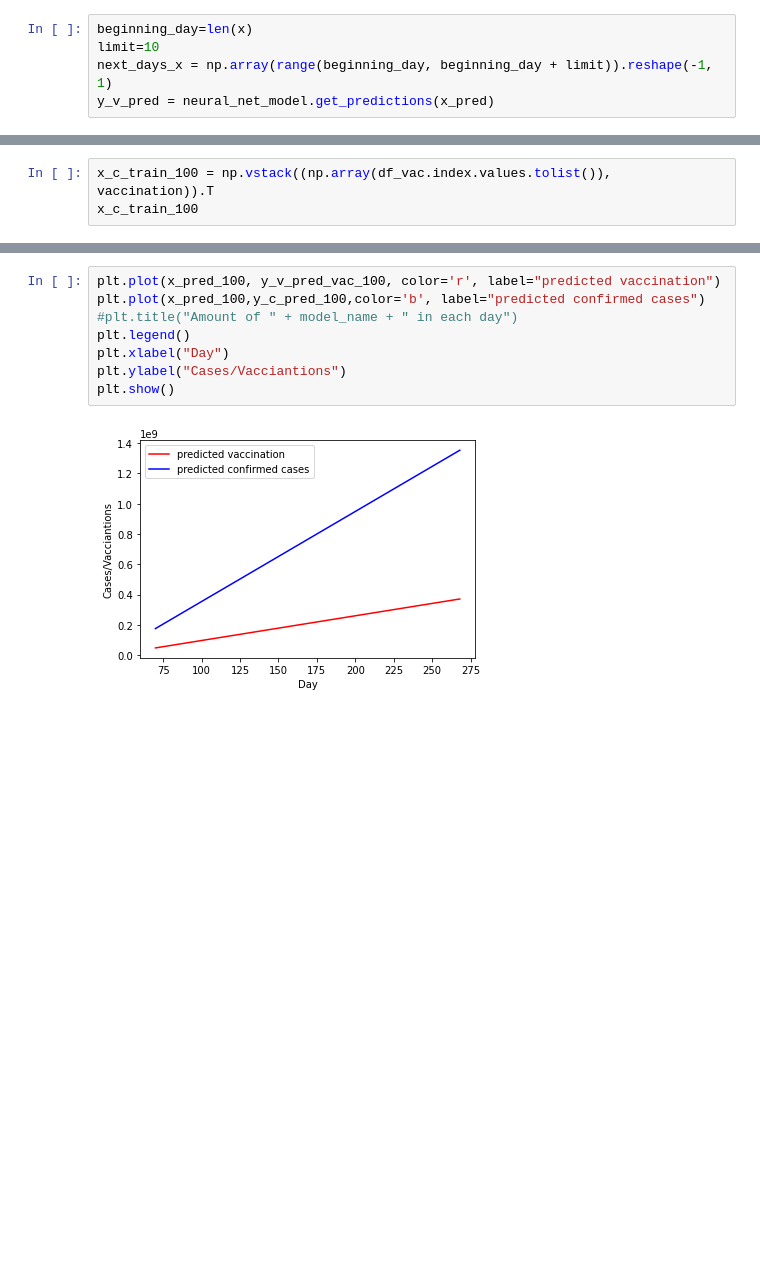
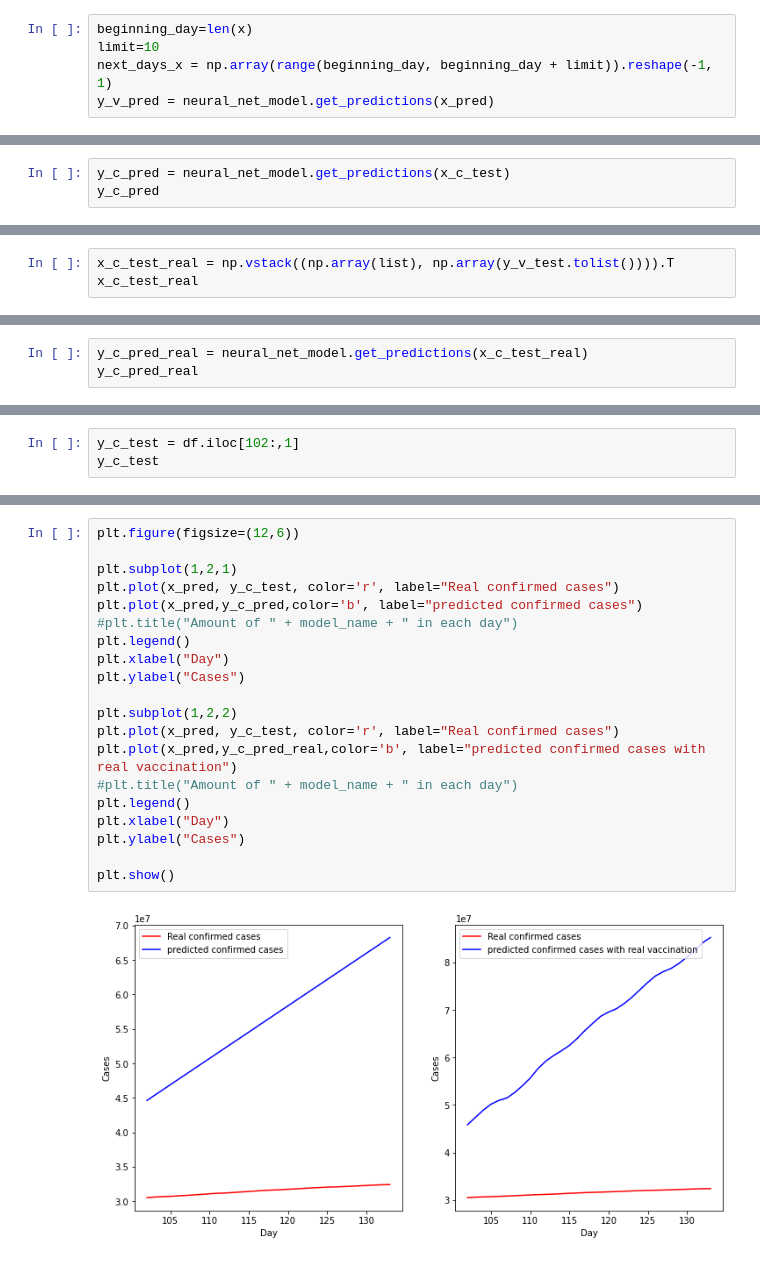
Before and after one commit to yanliang789/covid_19_trend, a Jupyter notebook: main.ipynb, the cells around one changed output, grey strips where cells are left out. Cells and saved outputs as stored; diff of their text form; blank space fills up the shorter version.

```diff
--- a/main.ipynb
+++ b/main.ipynb
@@ -184,0 +233,3 @@ Name: People_Fully_Vaccinated, Length: 70, dtype: float64
+# %%
+y_c_pred = neural_net_model.get_predictions(x_c_test)
+y_c_pred
@@ -185,4 +243,4 @@ Name: People_Fully_Vaccinated, Length: 70, dtype: float64
 # %%
-x_c_train_100 = np.vstack((np.array(df_vac.index.values.tolist()), vaccination)).T
-x_c_train_100
+x_c_test_real = np.vstack((np.array(list), np.array(y_v_test.tolist()))).T
+x_c_test_real
 # %% [output]
@@ -250,0 +264,3 @@ array([ 175786902,  181730395,  187673888,  193617380,  199560873,
+# %%
+y_c_pred_real = neural_net_model.get_predictions(x_c_test_real)
+y_c_pred_real
@@ -250,0 +274,3 @@ array([ 175786902,  181730395,  187673888,  193617380,  199560873,
+# %%
+y_c_test = df.iloc[102:,1]
+y_c_test
@@ -251,10 +295,22 @@ array([ 175786902,  181730395,  187673888,  193617380,  199560873,
 # %%
-plt.plot(x_pred_100, y_v_pred_vac_100, color='r', label="predicted vaccination")
-plt.plot(x_pred_100,y_c_pred_100,color='b', label="predicted confirmed cases")
+plt.figure(figsize=(12,6))
+
+plt.subplot(1,2,1)
+plt.plot(x_pred, y_c_test, color='r', label="Real confirmed cases")
+plt.plot(x_pred,y_c_pred,color='b', label="predicted confirmed cases")
 #plt.title("Amount of " + model_name + " in each day")
 plt.legend()
 plt.xlabel("Day")
-plt.ylabel("Cases/Vacciantions")
+plt.ylabel("Cases")
+
+plt.subplot(1,2,2)
+plt.plot(x_pred, y_c_test, color='r', label="Real confirmed cases")
+plt.plot(x_pred,y_c_pred_real,color='b', label="predicted confirmed cases with real vaccination")
+#plt.title("Amount of " + model_name + " in each day")
+plt.legend()
+plt.xlabel("Day")
+plt.ylabel("Cases")
+
 plt.show()
 # %% [output]
-[figure, old version]
+[figure, new version]
```
Also changed, not shown: parts of 29 cells of this notebook, 1 other file.
